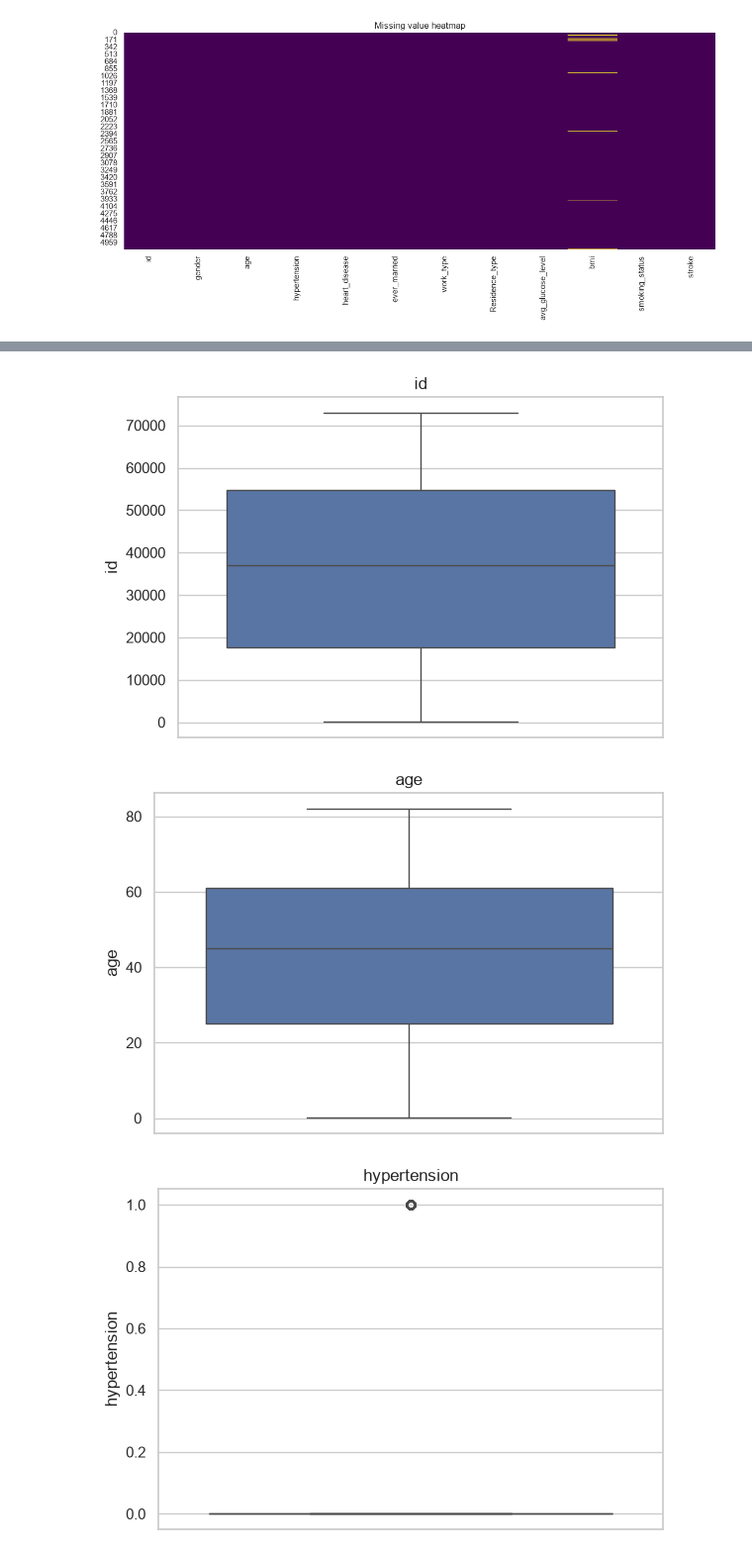
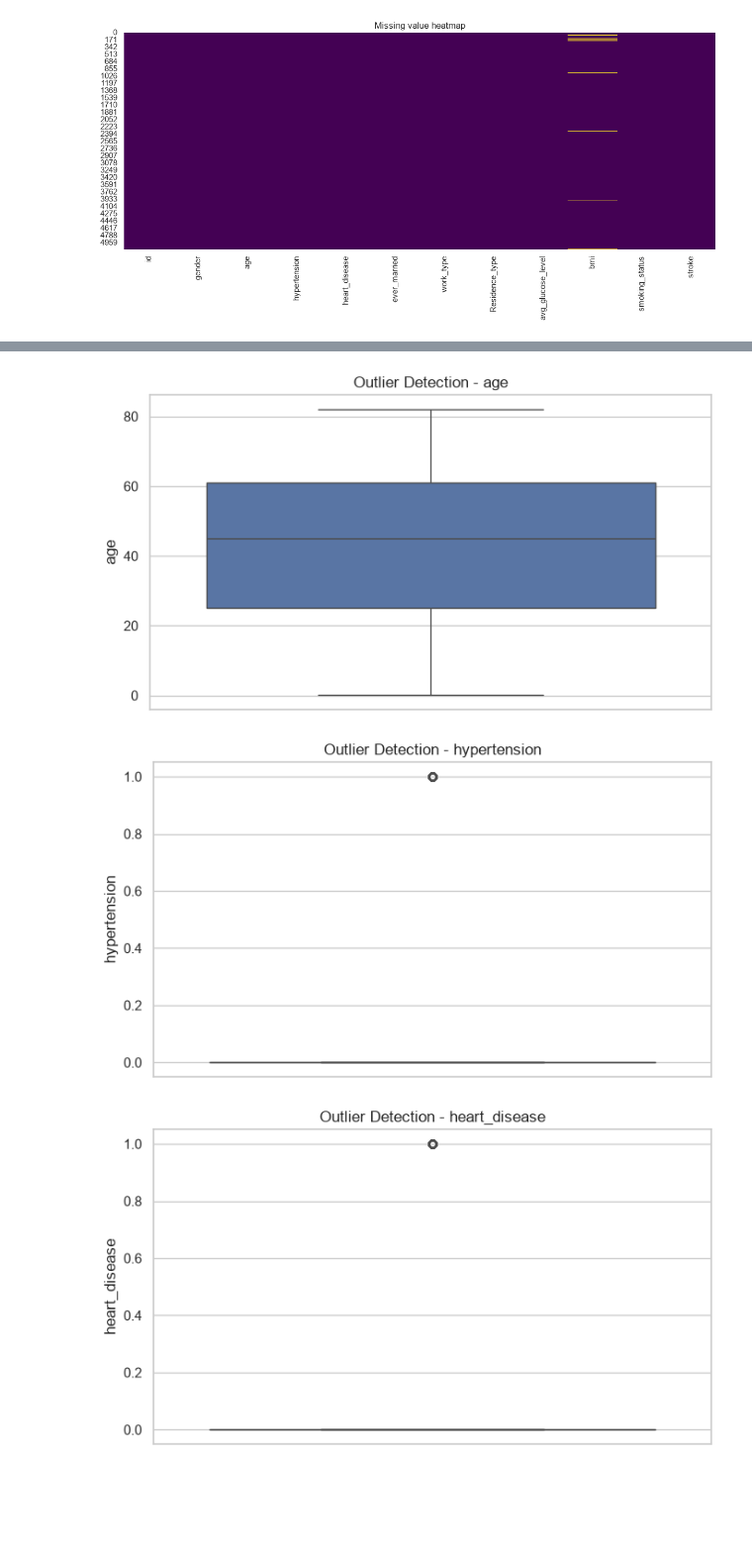
Before and after one commit to Garvitjoshi1/NeuroGuard, a Jupyter notebook: notebooks/01_data_audit.ipynb, the cells around one changed output, grey strips where cells are left out. Shown at 99% size. Cells and saved outputs as stored; diff of their text form; code cells hidden in the pictures; blank space fills up the shorter version.

```diff
--- a/notebooks/01_data_audit.ipynb
+++ b/notebooks/01_data_audit.ipynb
@@ -181,18 +184,25 @@ Index(['id', 'age', 'hypertension', 'heart_disease', 'avg_glucose_level',
 # %%
 for col in numeric_cols:
-    plt.figure(figsize=(6, 4))
+
+    plt.figure(figsize=(7, 4))
 
     sns.histplot(
-        df[col],
-        kde = True,
-        bins = 30
+        data=df,
+        x=col,
+        bins=30,
+        kde=True
     )
 
-    plt.title(col)
+    plt.title(f"Distribution of {col}")
+
     plt.tight_layout()
+
     plt.savefig(
-        FIGURE_DIR / f"{col}_hist.png"
+        FIGURE_DIR / f"{col}_distribution.png",
+        dpi=300
     )
 
     plt.show()
+
+    plt.close()
 # %% [output]
@@ -206,18 +214,26 @@ for col in numeric_cols:
 # %%
 for col in numeric_cols:
-    plt.figure(figsize=(6, 4))
+
+    plt.figure(figsize=(7,4))
+
     sns.boxplot(
-        y = df[col]
+        data=df,
+        y=col
     )
 
-    plt.title(col)
+    plt.title(f"Outlier Detection - {col}")
+
     plt.tight_layout()
+
     plt.savefig(
-        FIGURE_DIR / f"{col}_box.png"
+        FIGURE_DIR / f"{col}_boxplot.png",
+        dpi=300
     )
 
     plt.show()
+
+    plt.close()
 # %% [output]
-[figure, old version]
+[figure, new version]
-[figure, old version]
+[figure, new version]
-[figure, old version]
+[figure, new version]
```
Also changed, not shown: parts of 14 cells of this notebook, 55 other files.
